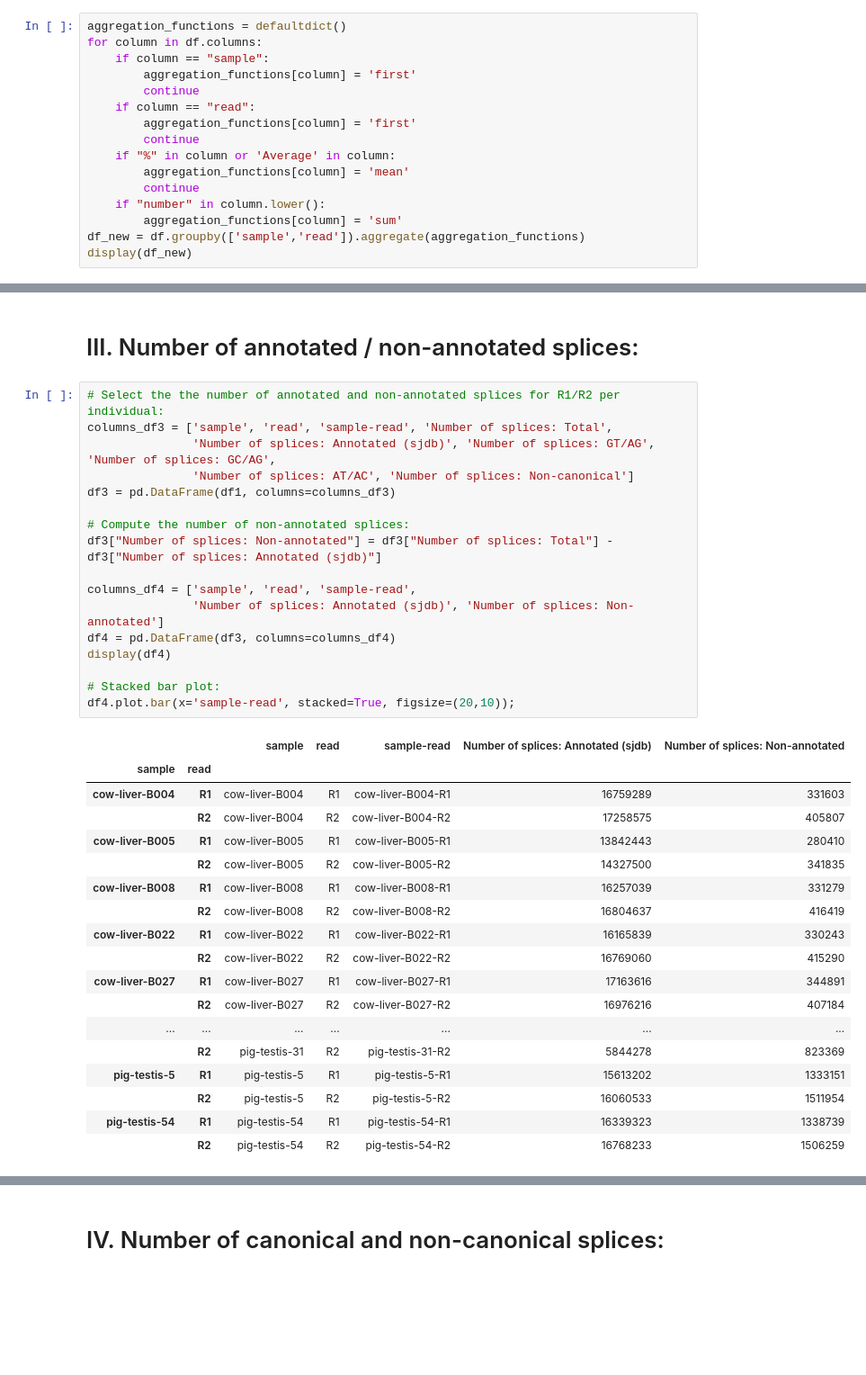
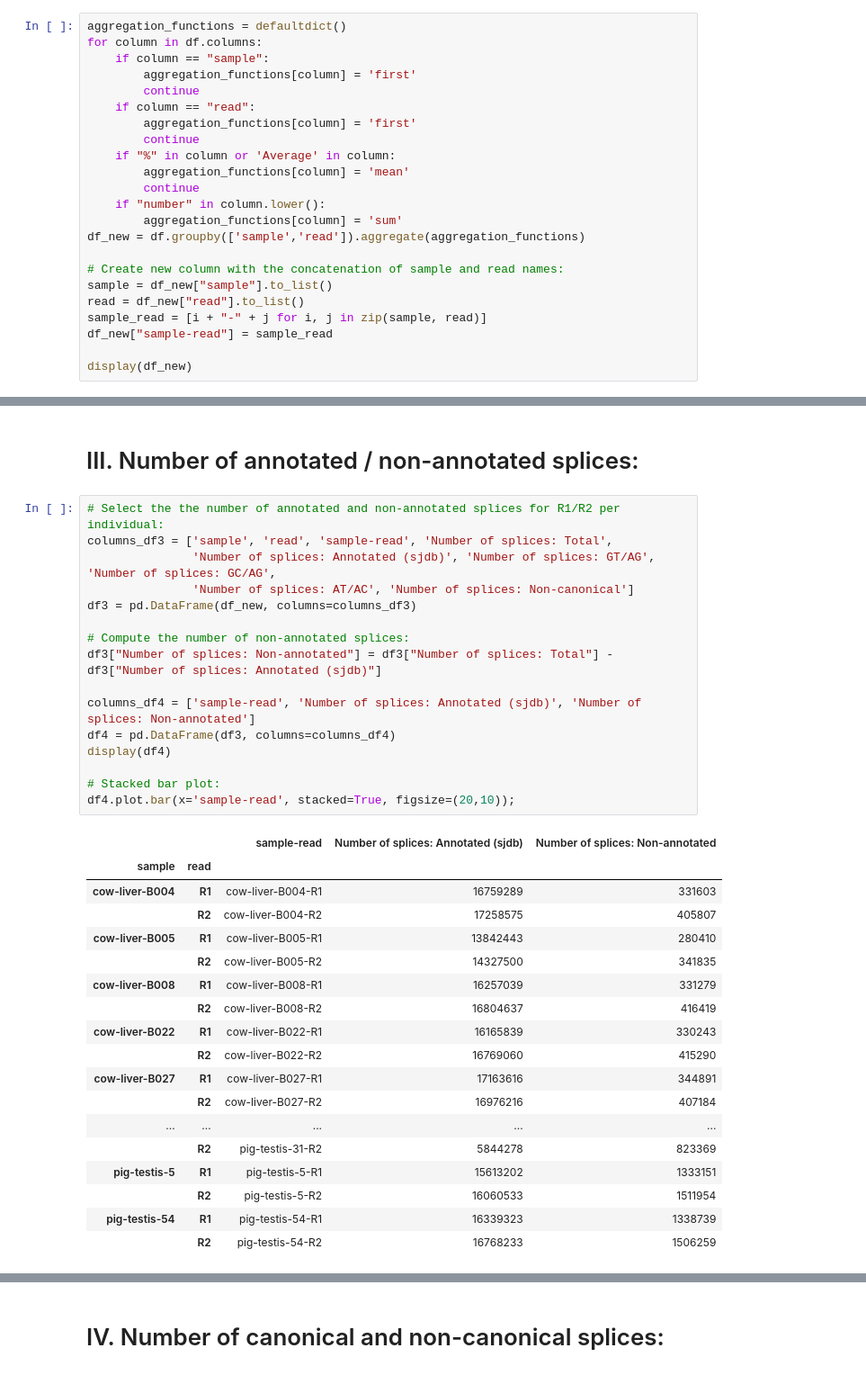
Before and after one commit to GenEpi-GenPhySE/circDetector, a Jupyter notebook: scripts/stats_mapping.ipynb, the cells around one changed output, grey strips where cells are left out. Shown at 90% size. Drawn from its saved outputs; the diff is of its cells as text; blank space fills up the shorter version.

```diff
--- a/scripts/stats_mapping.ipynb
+++ b/scripts/stats_mapping.ipynb
@@ -75,6 +76,13 @@ for column in df.columns:
     if "number" in column.lower():
         aggregation_functions[column] = 'sum'
 df_new = df.groupby(['sample','read']).aggregate(aggregation_functions)
+
+# Create new column with the concatenation of sample and read names:
+sample = df_new["sample"].to_list()
+read = df_new["read"].to_list()
+sample_read = [i + "-" + j for i, j in zip(sample, read)]
+df_new["sample-read"] = sample_read
+
 display(df_new)
 # %% [output]
 |  |  | sample | read | Number of input reads | Uniquely mapped reads number | Uniquely mapped reads % | ... |
@@ -183,39 +186,38 @@ df3.plot.bar(x='samples', stacked=True, figsize=(20,10));
 # %%
 # Select the the number of annotated and non-annotated splices for R1/R2 per individual:
 columns_df3 = ['sample', 'read', 'sample-read', 'Number of splices: Total',
                'Number of splices: Annotated (sjdb)', 'Number of splices: GT/AG', 'Number of splices: GC/AG',
                'Number of splices: AT/AC', 'Number of splices: Non-canonical']
-df3 = pd.DataFrame(df1, columns=columns_df3)
+df3 = pd.DataFrame(df_new, columns=columns_df3)
 
 # Compute the number of non-annotated splices:
 df3["Number of splices: Non-annotated"] = df3["Number of splices: Total"] - df3["Number of splices: Annotated (sjdb)"]
 
-columns_df4 = ['sample', 'read', 'sample-read',
-               'Number of splices: Annotated (sjdb)', 'Number of splices: Non-annotated']
+columns_df4 = ['sample-read', 'Number of splices: Annotated (sjdb)', 'Number of splices: Non-annotated']
 df4 = pd.DataFrame(df3, columns=columns_df4)
 display(df4)
 
 # Stacked bar plot:
 df4.plot.bar(x='sample-read', stacked=True, figsize=(20,10));
 # %% [output]
-|  |  | sample | read | sample-read | Number of splices: Annotated (sjdb) | Number of splices: Non-annotated |
-| sample | read |  |  |  |  |  |
-| cow-liver-B004 | R1 | cow-liver-B004 | R1 | cow-liver-B004-R1 | 16759289 | 331603 |
-|  | R2 | cow-liver-B004 | R2 | cow-liver-B004-R2 | 17258575 | 405807 |
-| cow-liver-B005 | R1 | cow-liver-B005 | R1 | cow-liver-B005-R1 | 13842443 | 280410 |
-|  | R2 | cow-liver-B005 | R2 | cow-liver-B005-R2 | 14327500 | 341835 |
-| cow-liver-B008 | R1 | cow-liver-B008 | R1 | cow-liver-B008-R1 | 16257039 | 331279 |
-|  | R2 | cow-liver-B008 | R2 | cow-liver-B008-R2 | 16804637 | 416419 |
-| cow-liver-B022 | R1 | cow-liver-B022 | R1 | cow-liver-B022-R1 | 16165839 | 330243 |
-|  | R2 | cow-liver-B022 | R2 | cow-liver-B022-R2 | 16769060 | 415290 |
-| cow-liver-B027 | R1 | cow-liver-B027 | R1 | cow-liver-B027-R1 | 17163616 | 344891 |
-|  | R2 | cow-liver-B027 | R2 | cow-liver-B027-R2 | 16976216 | 407184 |
-| ... | ... | ... | ... | ... | ... | ... |
-|  | R2 | pig-testis-31 | R2 | pig-testis-31-R2 | 5844278 | 823369 |
-| pig-testis-5 | R1 | pig-testis-5 | R1 | pig-testis-5-R1 | 15613202 | 1333151 |
-|  | R2 | pig-testis-5 | R2 | pig-testis-5-R2 | 16060533 | 1511954 |
-| pig-testis-54 | R1 | pig-testis-54 | R1 | pig-testis-54-R1 | 16339323 | 1338739 |
-|  | R2 | pig-testis-54 | R2 | pig-testis-54-R2 | 16768233 | 1506259 |
+|  |  | sample-read | Number of splices: Annotated (sjdb) | Number of splices: Non-annotated |
+| sample | read |  |  |  |
+| cow-liver-B004 | R1 | cow-liver-B004-R1 | 16759289 | 331603 |
+|  | R2 | cow-liver-B004-R2 | 17258575 | 405807 |
+| cow-liver-B005 | R1 | cow-liver-B005-R1 | 13842443 | 280410 |
+|  | R2 | cow-liver-B005-R2 | 14327500 | 341835 |
+| cow-liver-B008 | R1 | cow-liver-B008-R1 | 16257039 | 331279 |
+|  | R2 | cow-liver-B008-R2 | 16804637 | 416419 |
+| cow-liver-B022 | R1 | cow-liver-B022-R1 | 16165839 | 330243 |
+|  | R2 | cow-liver-B022-R2 | 16769060 | 415290 |
+| cow-liver-B027 | R1 | cow-liver-B027-R1 | 17163616 | 344891 |
+|  | R2 | cow-liver-B027-R2 | 16976216 | 407184 |
+| ... | ... | ... | ... | ... |
+|  | R2 | pig-testis-31-R2 | 5844278 | 823369 |
+| pig-testis-5 | R1 | pig-testis-5-R1 | 15613202 | 1333151 |
+|  | R2 | pig-testis-5-R2 | 16060533 | 1511954 |
+| pig-testis-54 | R1 | pig-testis-54-R1 | 16339323 | 1338739 |
+|  | R2 | pig-testis-54-R2 | 16768233 | 1506259 |
 [figure]
 # %%
 # Pie:
```
Also changed, not shown: parts of 6 cells of this notebook.
